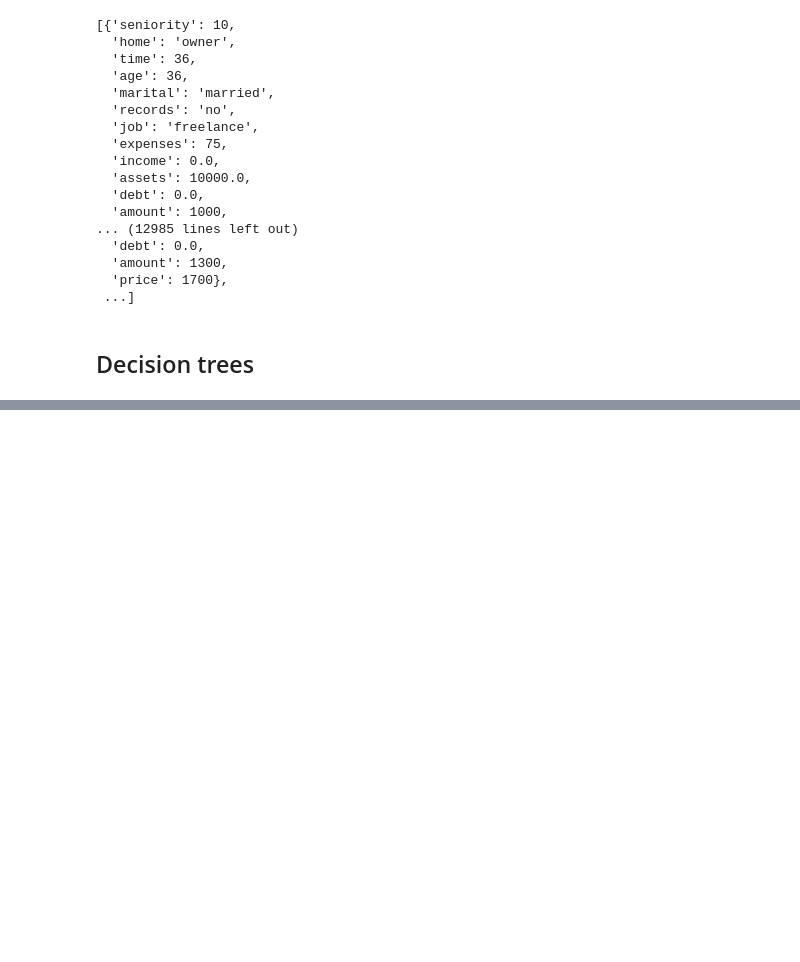
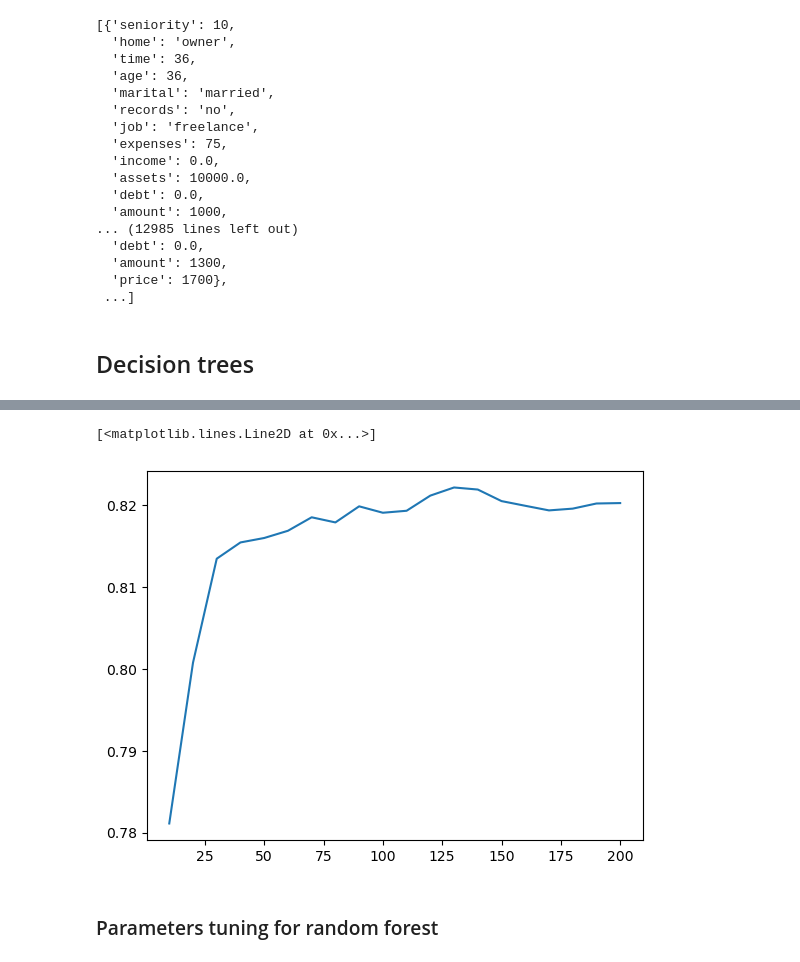
Before and after one commit to rahul-raoniar/mlbookcamp-book-practice, a Jupyter notebook: Chapter 5 Decision Trees.ipynb, the cells around one changed output, grey strips where cells are left out. Drawn from its saved outputs; the diff is of its cells as text; code cells hidden in the pictures; blank space fills up the shorter version.

Commit message:
Random forest

```diff
--- a/Chapter 5 Decision Trees.ipynb
+++ b/Chapter 5 Decision Trees.ipynb
@@ -269,0 +377,7 @@ X_tval = dv.transform(dict_val)
+# %%
+dt = DecisionTreeClassifier(max_depth=6,
+                            min_samples_leaf=15)
+dt.fit(X_train, y_train)
+
+y_pred = dt.predict_proba(X_train)[:, 1]
+roc_auc_score(y_train, y_pred)
@@ -269,0 +395,3 @@ X_tval = dv.transform(dict_val)
+# %%
+rf = RandomForestClassifier(n_estimators=10, random_state = 3)
+rf.fit(X_train, y_train)
@@ -269,0 +400,3 @@ X_tval = dv.transform(dict_val)
+# %%
+y_pred = rf.predict_proba(X_val)[:, 1]
+roc_auc_score(y_val, y_pred)
@@ -269,0 +405,9 @@ X_tval = dv.transform(dict_val)
+# %%
+aucs = []
+for i in range(10, 201, 10):
+    rf = RandomForestClassifier(n_estimators=i, random_state = 3)
+    rf.fit(X_train, y_train)
+    y_pred = rf.predict_proba(X_val)[:, 1]
+    auc = roc_auc_score(y_val, y_pred)
+    print(f"n_estimators: {i} --> auc: {auc:.3f}")
+    aucs.append(auc)
@@ -269,0 +435,7 @@ X_tval = dv.transform(dict_val)
+# %%
+plt.plot(range(10, 201, 10), aucs)
+# %% [output]
+[<matplotlib.lines.Line2D at 0x...>]
+[figure, added]
+# %% [markdown]
+### Parameters tuning for random forest
```
Also changed, not shown: parts of 27 cells of this notebook.
